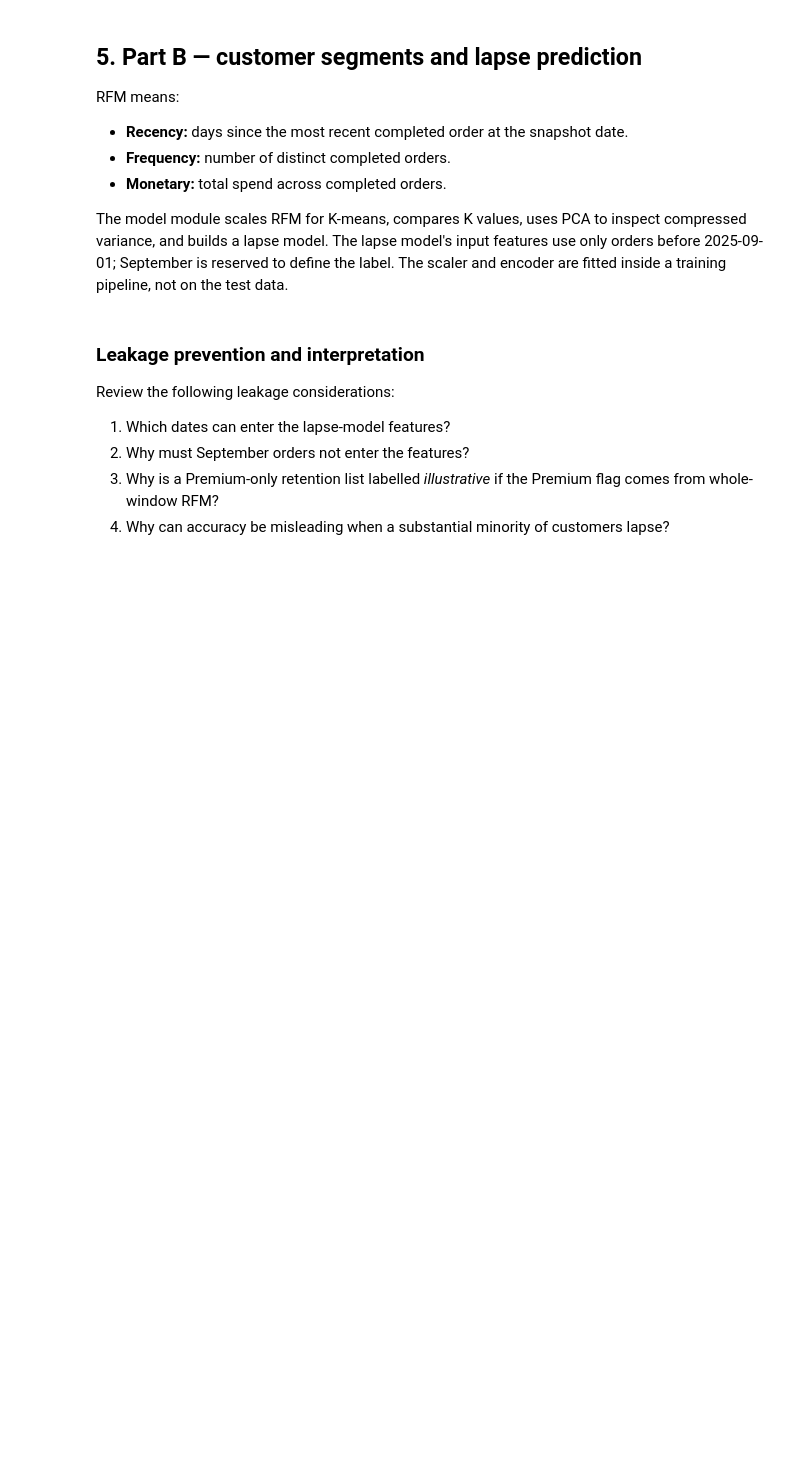
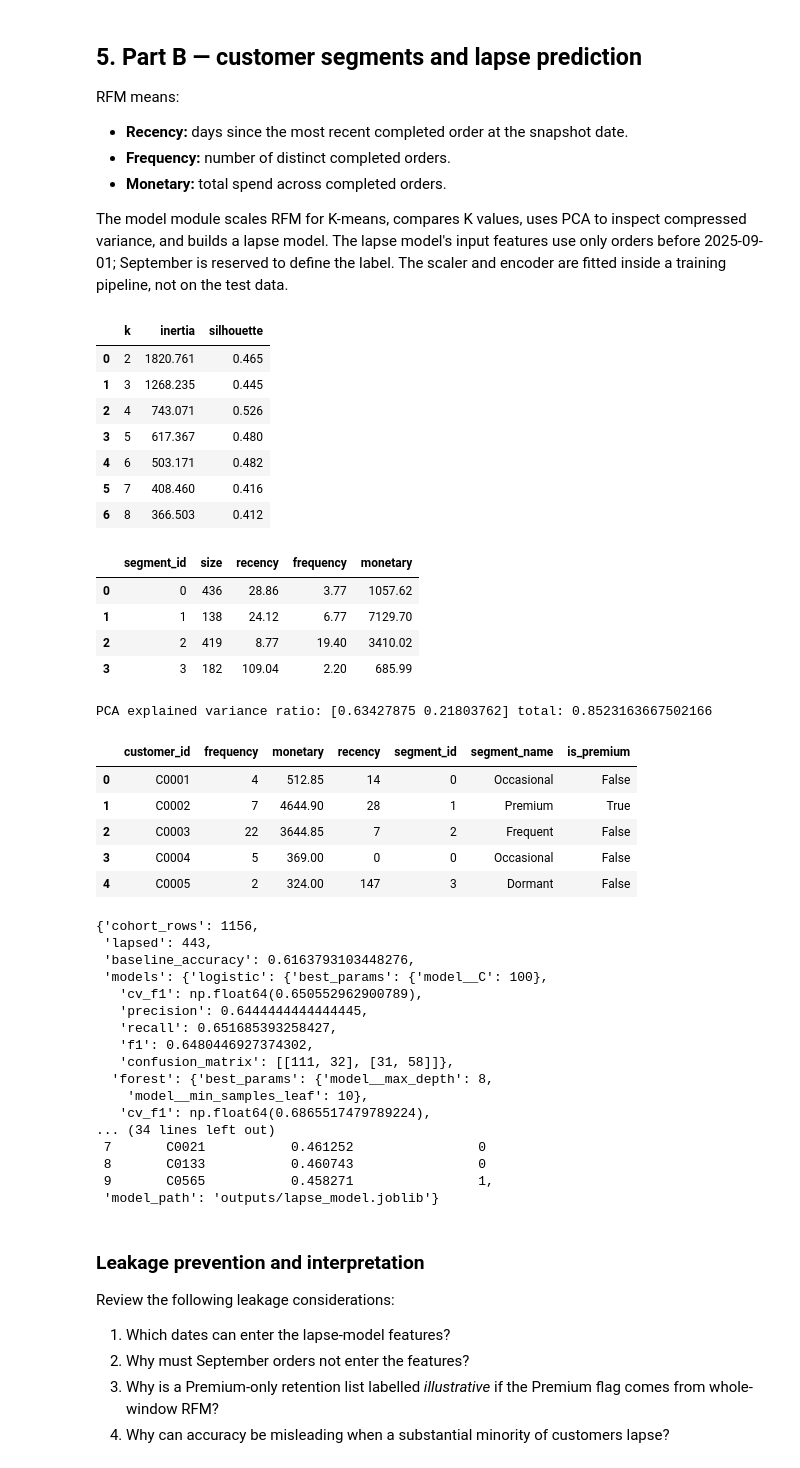
Before and after one commit to Siva4875/instamart-customer-intelligence-support-copilot, a Jupyter notebook: notebooks/Customer_Intelligence_Support_Copilot.ipynb, the cells around one changed output. Cells and saved outputs as stored; diff of their text form; code cells hidden in the pictures; blank space fills up the shorter version.

```diff
--- a/notebooks/Customer_Intelligence_Support_Copilot.ipynb
+++ b/notebooks/Customer_Intelligence_Support_Copilot.ipynb
@@ -120,12 +231,54 @@ The model module scales RFM for K-means, compares K values, uses PCA to inspect
 # %%
 from src.customer_models import rfm_and_segments, build_lapse_model
 rfm, k_diagnostics, segment_profile, pca_variance = rfm_and_segments(k=4)
 display(k_diagnostics.round(3))
 display(segment_profile.round(2))
 print("PCA explained variance ratio:", pca_variance, "total:", pca_variance.sum())
 display(rfm.head())
 lapse_summary = build_lapse_model()
-lapse_summary
+
+lapse_summary_display = dict(lapse_summary)
+lapse_summary_display["model_path"] = "outputs/lapse_model.joblib"
+
+lapse_summary_display
+# %% [output]
+|  | k | inertia | silhouette |
+| 0 | 2 | 1820.761 | 0.465 |
+| 1 | 3 | 1268.235 | 0.445 |
+| 2 | 4 | 743.071 | 0.526 |
+| 3 | 5 | 617.367 | 0.480 |
+| 4 | 6 | 503.171 | 0.482 |
+| 5 | 7 | 408.460 | 0.416 |
+| 6 | 8 | 366.503 | 0.412 |
+|  | segment_id | size | recency | frequency | monetary |
+| 0 | 0 | 436 | 28.86 | 3.77 | 1057.62 |
+| 1 | 1 | 138 | 24.12 | 6.77 | 7129.70 |
+| 2 | 2 | 419 | 8.77 | 19.40 | 3410.02 |
+| 3 | 3 | 182 | 109.04 | 2.20 | 685.99 |
+PCA explained variance ratio: [0.63427875 0.21803762] total: 0.8523163667502166
+|  | customer_id | frequency | monetary | recency | segment_id | segment_name | is_premium |
+| 0 | C0001 | 4 | 512.85 | 14 | 0 | Occasional | False |
+| 1 | C0002 | 7 | 4644.90 | 28 | 1 | Premium | True |
+| 2 | C0003 | 22 | 3644.85 | 7 | 2 | Frequent | False |
+| 3 | C0004 | 5 | 369.00 | 0 | 0 | Occasional | False |
+| 4 | C0005 | 2 | 324.00 | 147 | 3 | Dormant | False |
+{'cohort_rows': 1156,
+ 'lapsed': 443,
+ 'baseline_accuracy': 0.6163793103448276,
+ 'models': {'logistic': {'best_params': {'model__C': 100},
+   'cv_f1': np.float64(0.650552962900789),
+   'precision': 0.6444444444444445,
+   'recall': 0.651685393258427,
+   'f1': 0.6480446927374302,
+   'confusion_matrix': [[111, 32], [31, 58]]},
+  'forest': {'best_params': {'model__max_depth': 8,
+    'model__min_samples_leaf': 10},
+   'cv_f1': np.float64(0.6865517479789224),
+... (34 lines left out)
+ 7       C0021           0.461252                0
+ 8       C0133           0.460743                0
+ 9       C0565           0.458271                1,
+ 'model_path': 'outputs/lapse_model.joblib'}
 # %% [markdown]
 ### Leakage prevention and interpretation
 Review the following leakage considerations:
```
Also changed, not shown: parts of 11 cells of this notebook, 1 other file.
